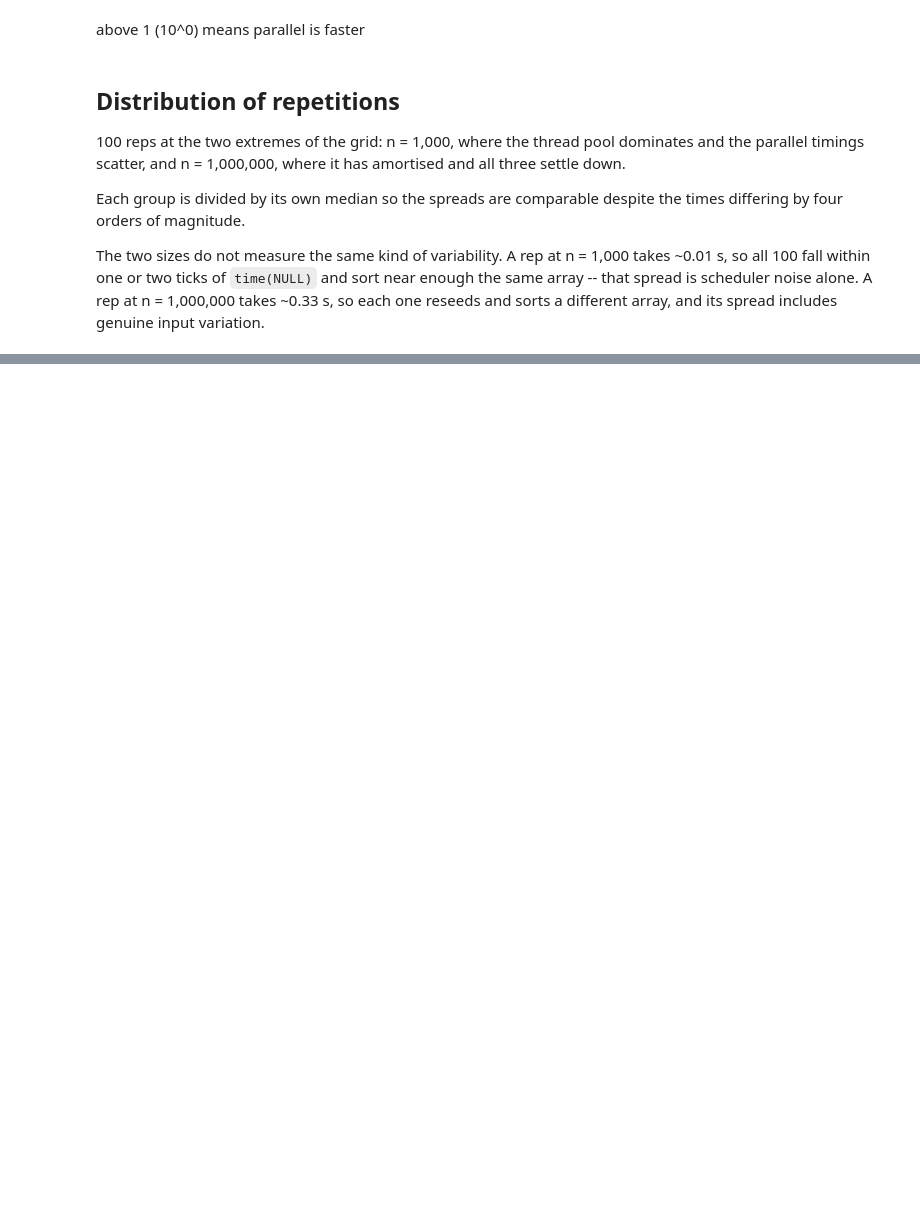
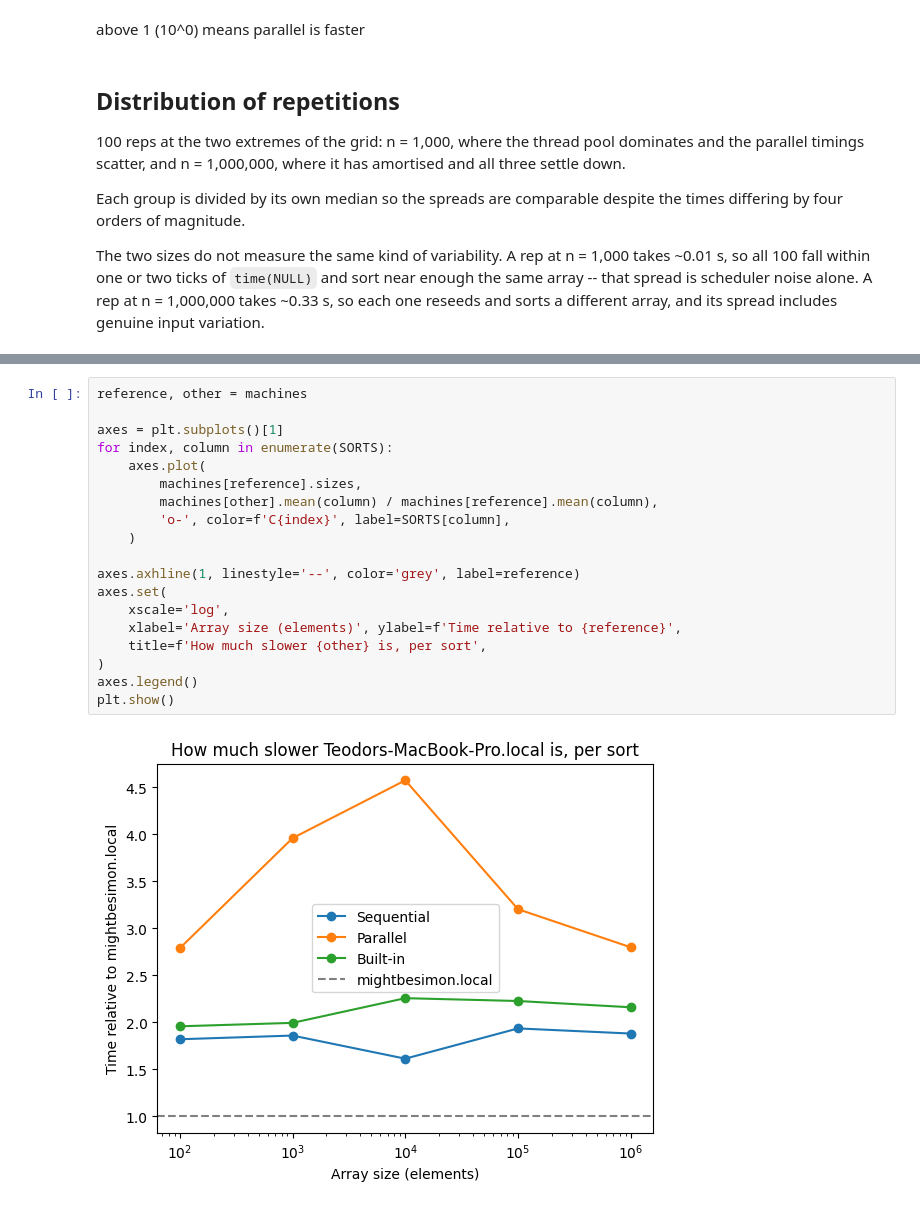
Before and after one commit to mightbesimon/M2R-ParallelQuicksort, a Jupyter notebook: journal.ipynb, the cells around one changed output, grey strips where cells are left out. Drawn from its saved outputs; the diff is of its cells as text; blank space fills up the shorter version.

```diff
--- a/journal.ipynb
+++ b/journal.ipynb
@@ -276,0 +330,21 @@ plt.show()
+# %%
+reference, other = machines
+
+axes = plt.subplots()[1]
+for index, column in enumerate(SORTS):
+	axes.plot(
+		machines[reference].sizes,
+		machines[other].mean(column) / machines[reference].mean(column),
+		'o-', color=f'C{index}', label=SORTS[column],
+	)
+
+axes.axhline(1, linestyle='--', color='grey', label=reference)
+axes.set(
+	xscale='log',
+	xlabel='Array size (elements)', ylabel=f'Time relative to {reference}',
+	title=f'How much slower {other} is, per sort',
+)
+axes.legend()
+plt.show()
+# %% [output]
+[figure, added]
```
Also changed, not shown: parts of 10 cells of this notebook, 5 other files.
